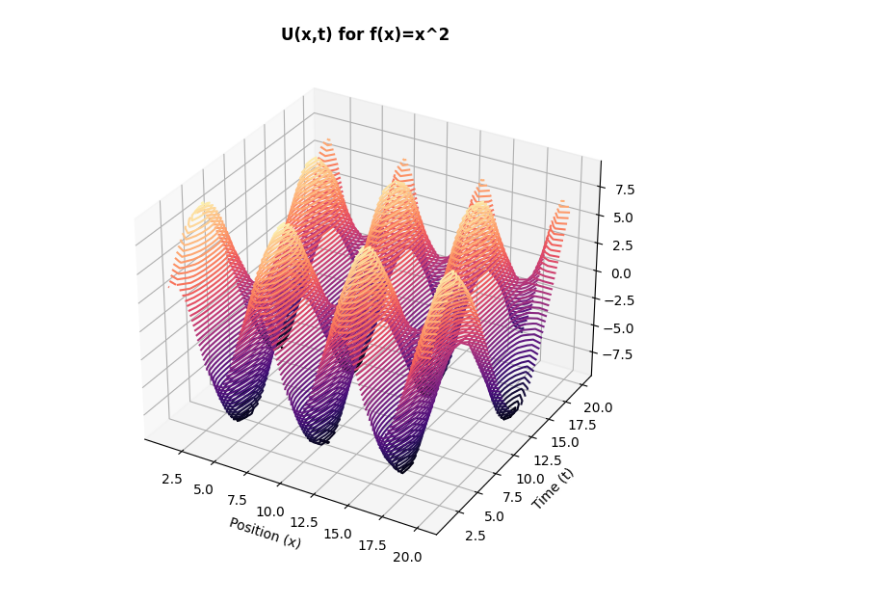
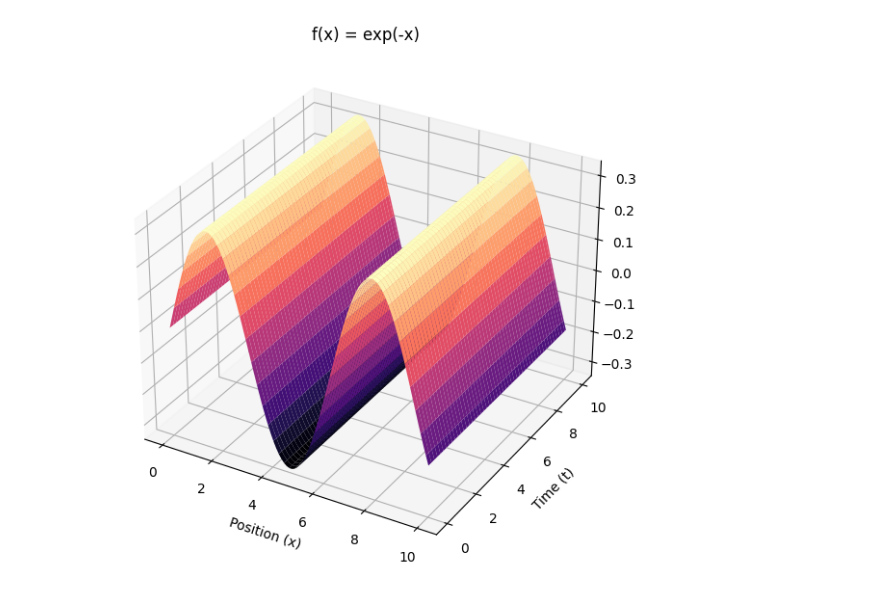
Before and after one commit to daniyalnazeer55/heat_equation, a Jupyter notebook: heat2 (1).ipynb, the cells around one changed output. Drawn from its saved outputs; the diff is of its cells as text; code cells hidden in the pictures.

```diff
--- a/heat2 (1).ipynb
+++ b/heat2 (1).ipynb
@@ -6,11 +5,3 @@ from sympy import *
 from mpl_toolkits import mplot3d
 import matplotlib.pyplot as plt
 from scipy.integrate import quad
-# %%
-# Defining constants for integration and calculating U(x,t)
-
-alpha = 0.1
-L = 3
-up_lim = L
-low_lim = 1
-v = 3
@@ -141,31 +8,34 @@ plt.show()
-# %%
-# Breaking U(x,t) to ease calculations:
-
-def f(x):
-   return x**2
-def g(x):
-  return 1
-def factor_1(x):
-    return (2 / L) * quad(lambda x: f(x) * np.sin(np.pi * x / L), low_lim, up_lim)[0]
-def factor_2(x, f=lambda x: 1):
-    return (2 / L) * quad(lambda x: g(x) * np.sin(np.pi * x / L), low_lim, up_lim)[0]
-def u(x,t):
-  return (((v*L)/(np.pi))*factor_1(x)*np.sin((np.pi*x)/L)*np.sin((np.pi*t)/(v*L)))+\
-   (factor_2(x)*np.sin((np.pi*x)/L)*np.cos((np.pi*t)/(v*L)))
-
-
-# Plotting U(x,t)
-plt.rcParams['figure.figsize']=(12,7)
-x = np.linspace(1, 20, 30)
-t = np.linspace(1, 20, 30)
-X, T = np.meshgrid(x, t)
-Z = u(x=X,t=T)
-fig = plt.figure()
-ax = plt.axes(projection='3d')
-ax.contour3D(X, T, Z, 50, cmap='magma')
-plt.title('U(x,t) for f(x)=x^2', fontweight='bold')
-ax.set_xlabel('Position (x)')
-ax.set_ylabel('Time (t)')
-plt.show()
-# %% [output]
-[figure, removed]
+# %%
+# Setting Parameters
+L = 3.14 #Length
+low_lim = 0 #Lower limit for integration
+up_lim = L # Upper limit for integration
+# %%
+# Defining integrand and then integrating with respect to given f(x)
+
+def beta(x):
+    return (2 / L) * quad(lambda x: f(x) * np.sin((np.pi * x) / L), low_lim, up_lim)[0]
+
+def u(x, t):
+    return beta(x) * np.sin((np.pi * x) / L) * np.exp(-(((alpha * np.pi) / L) ** 2) * t)
+# %%
+# Choose a certain value of alpha and set your f(X)
+
+alpha = 0.025
+def f(x):
+    return np.exp(-x)
+x = np.linspace(0, 10, 100)
+t = np.linspace(0,10 , 100)
+X, T = np.meshgrid(x, t)
+Z = u(X, T)
+# Create a 3D plot
+fig = plt.figure()
+ax = fig.add_subplot(111, projection='3d')
+ax.plot_surface(X, T, Z, cmap='magma')
+plt.title('f(x) = exp(-x)')
+ax.set_xlabel('Position (x)')
+ax.set_ylabel('Time (t)')
+# Show the plot
+plt.show()
+# %% [output]
+[figure, added]
```
Also changed, not shown: parts of 9 cells of this notebook.
